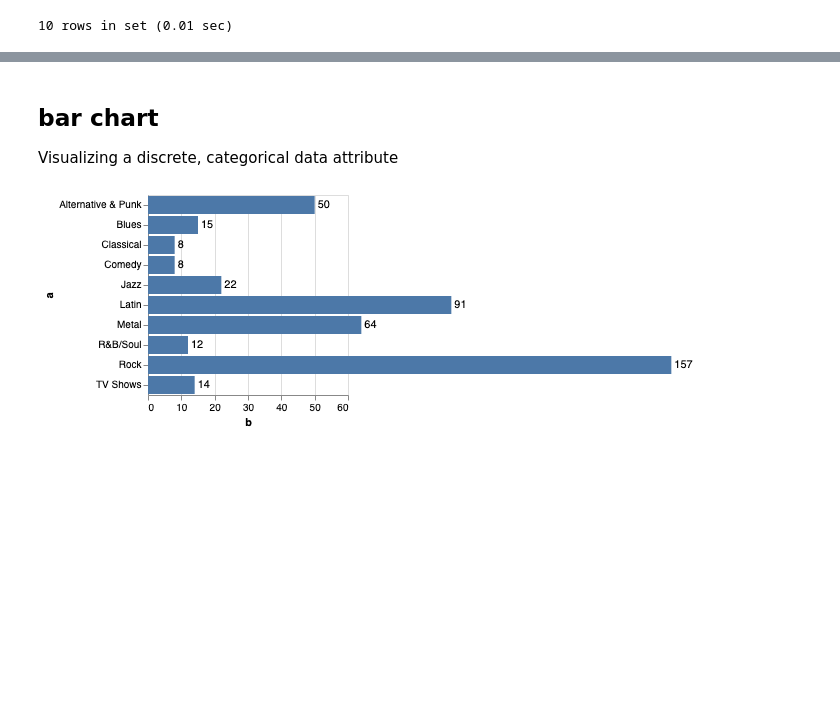
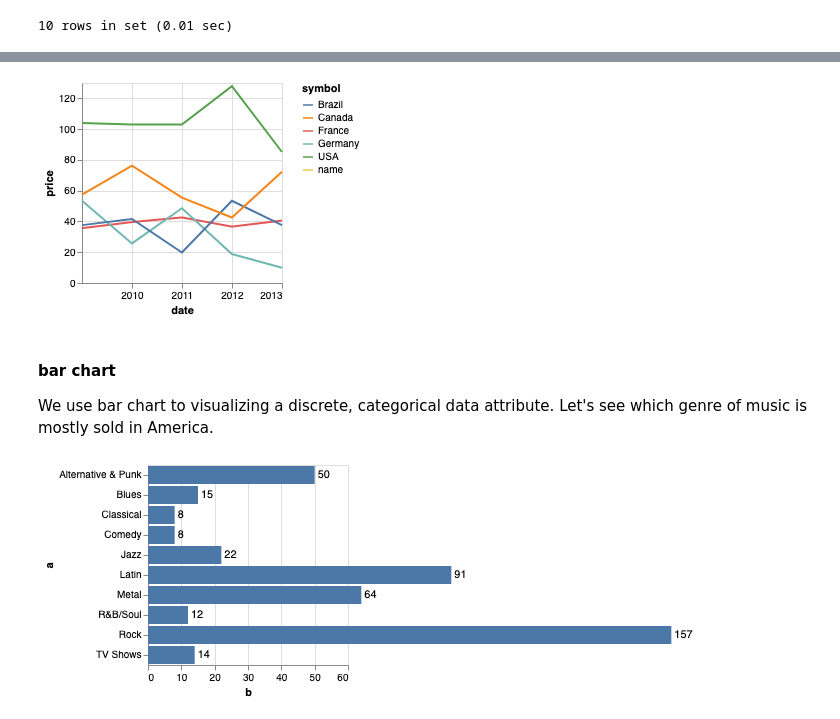
Before and after one commit to wangfenjin/xeus-tidb, a Jupyter notebook: examples/TiDB.ipynb, the cells around one changed output, grey strips where cells are left out. Cells and saved outputs as stored; diff of their text form; code cells hidden in the pictures; blank space fills up the shorter version.

```diff
--- a/examples/TiDB.ipynb
+++ b/examples/TiDB.ipynb
@@ -49,6 +107,18 @@ limit 10;
+# %%
+%VEGA-LITE specs/line_color.vl.json
+SELECT
+    EXTRACT(YEAR FROM invoiceDate) as date,
+    BillingCountry as symbol,
+    sum(total) as price
+From Invoice
+where BillingCountry in ("USA", "Canada", "Germany", "Brazil", "France")
+group by date, symbol
+# %% [output]
+[figure, added]
 # %% [markdown]
-## bar chart
-Visualizing a discrete, categorical data attribute
+#### bar chart
+
+We use bar chart to visualizing a discrete, categorical data attribute. Let's see which genre of music is mostly sold in America.
 # %%
 %VEGA-LITE specs/layer_bar_labels.vl.json
 SELECT
```
Also changed, not shown: parts of 15 cells of this notebook.
